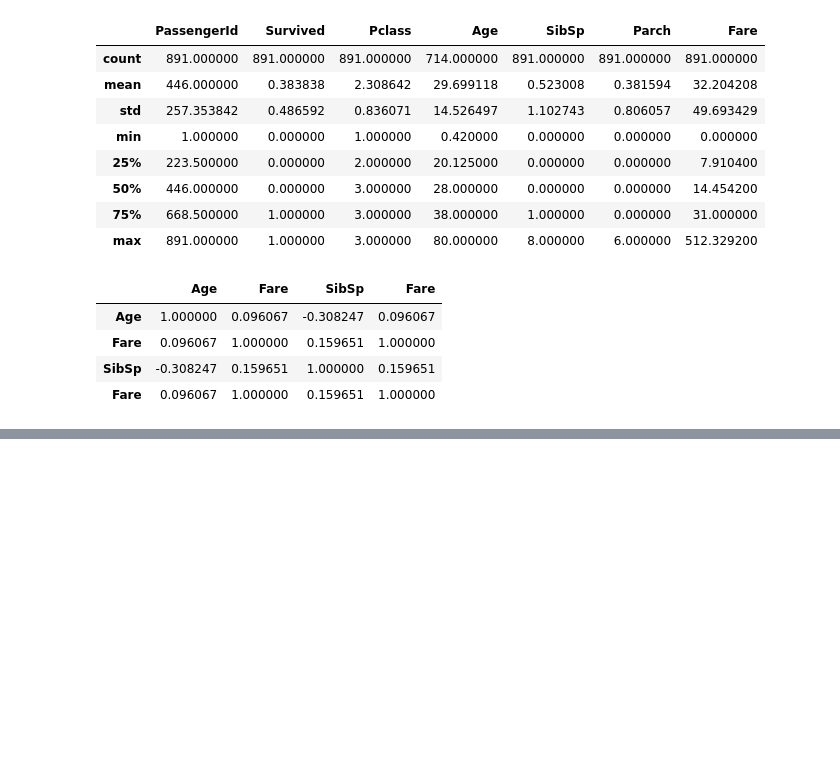
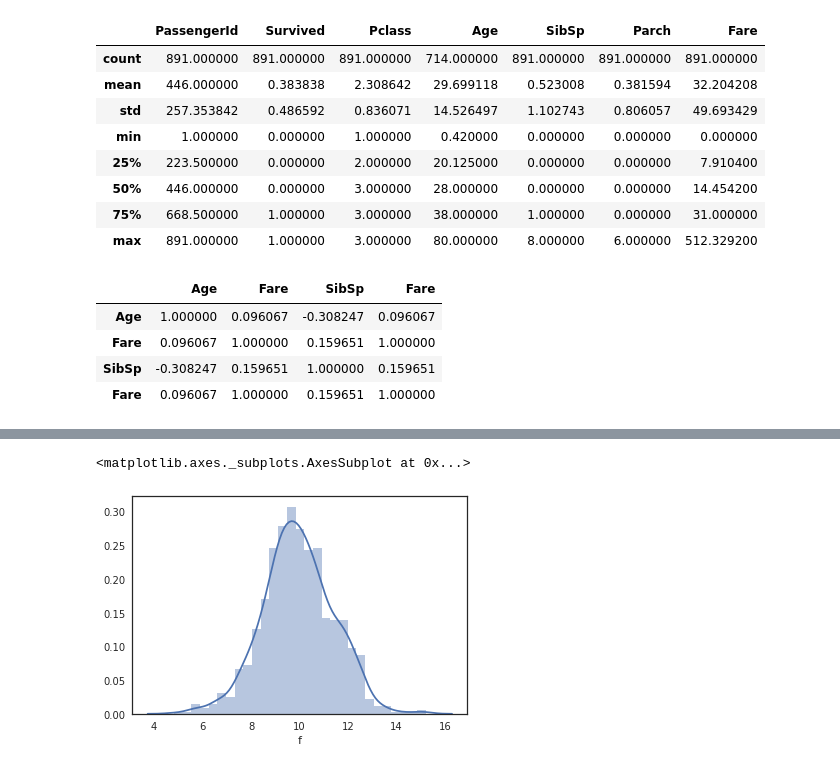
Before and after one commit to anribras/machine-learning, a Jupyter notebook: note/pandas_ex.ipynb, the cells around one changed output, grey strips where cells are left out. Cells and saved outputs as stored; diff of their text form; code cells hidden in the pictures; blank space fills up the shorter version.

```diff
--- a/note/pandas_ex.ipynb
+++ b/note/pandas_ex.ipynb
@@ -193,0 +155,6 @@ train.head()
+# %%
+mu =10;
+std = 1.5;
+f1 = (std*(np.random.randn(1000,))+mu).tolist();
+gaussian = pd.DataFrame({"f":f1})
+gaussian.head()
@@ -193,0 +168,5 @@ train.head()
+# %%
+sns.distplot(gaussian['f'])
+# %% [output]
+<matplotlib.axes._subplots.AxesSubplot at 0x...>
+[figure, added]
```
Also changed, not shown: parts of 84 cells of this notebook, 4 other files.
